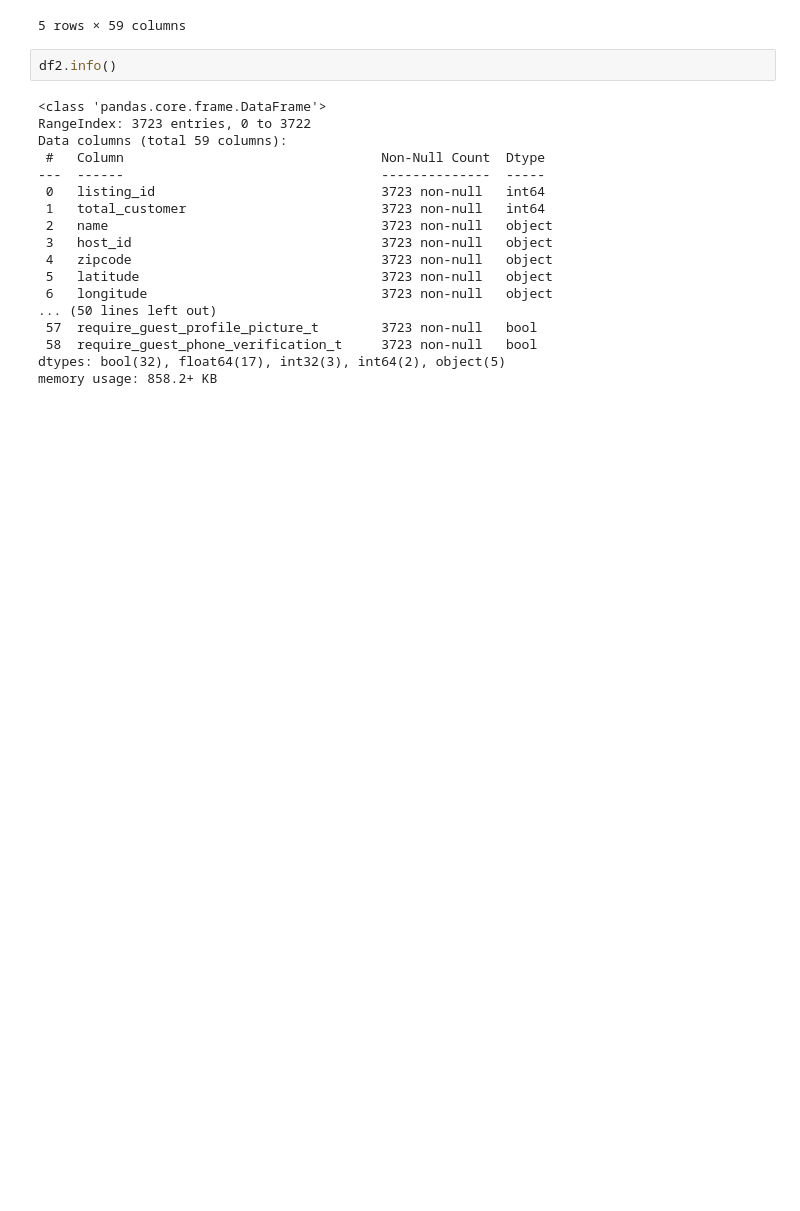
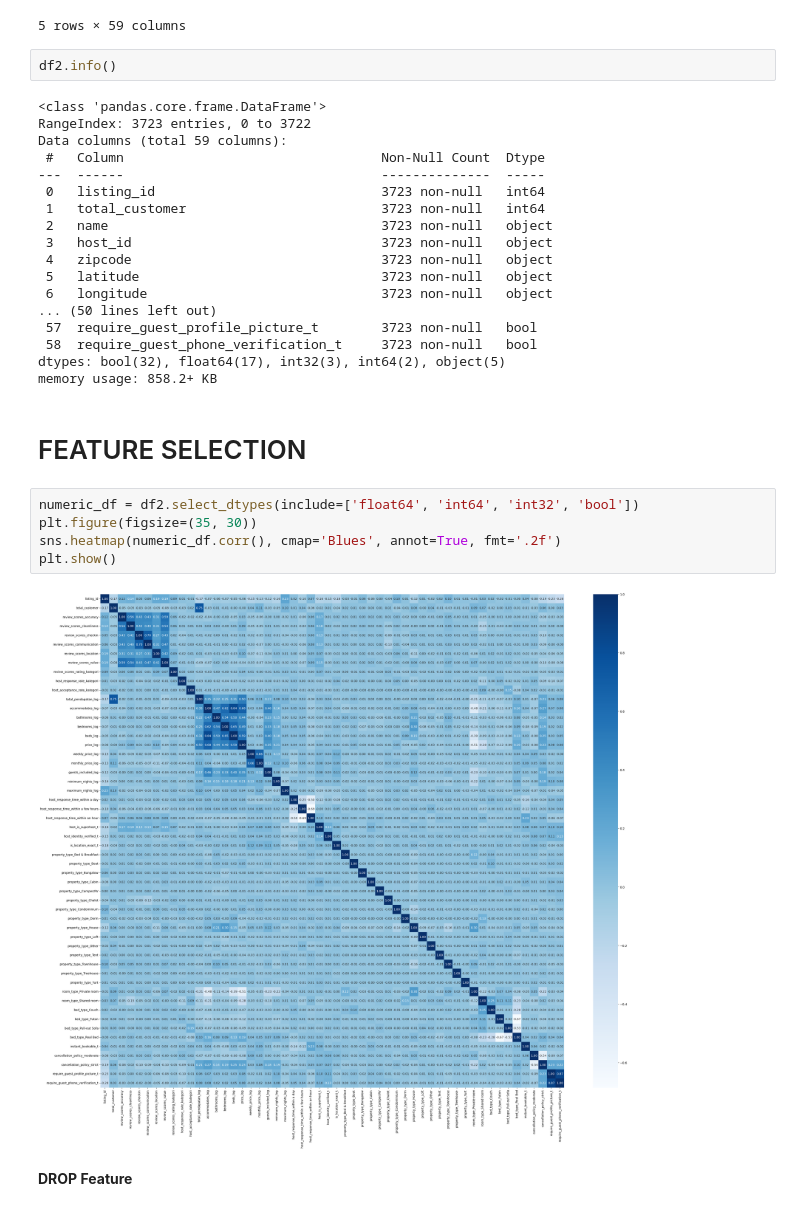
Before and after one commit to Podjan/ResNet2, a Jupyter notebook: Coding2.ipynb, the cells around one changed output. Drawn from its saved outputs; the diff is of its cells as text; blank space fills up the shorter version.

```diff
--- a/Coding2.ipynb
+++ b/Coding2.ipynb
@@ -1258,3 +1264,14 @@ Data columns (total 59 columns):
  58  require_guest_phone_verification_t     3723 non-null   bool
 dtypes: bool(32), float64(17), int32(3), int64(2), object(5)
 memory usage: 858.2+ KB
+# %% [markdown]
+# FEATURE SELECTION
+# %%
+numeric_df = df2.select_dtypes(include=['float64', 'int64', 'int32', 'bool'])
+plt.figure(figsize=(35, 30))
+sns.heatmap(numeric_df.corr(), cmap='Blues', annot=True, fmt='.2f')
+plt.show()
+# %% [output]
+[figure, added]
+# %% [markdown]
+**DROP Feature**
```
Also changed, not shown: parts of 17 cells of this notebook.
